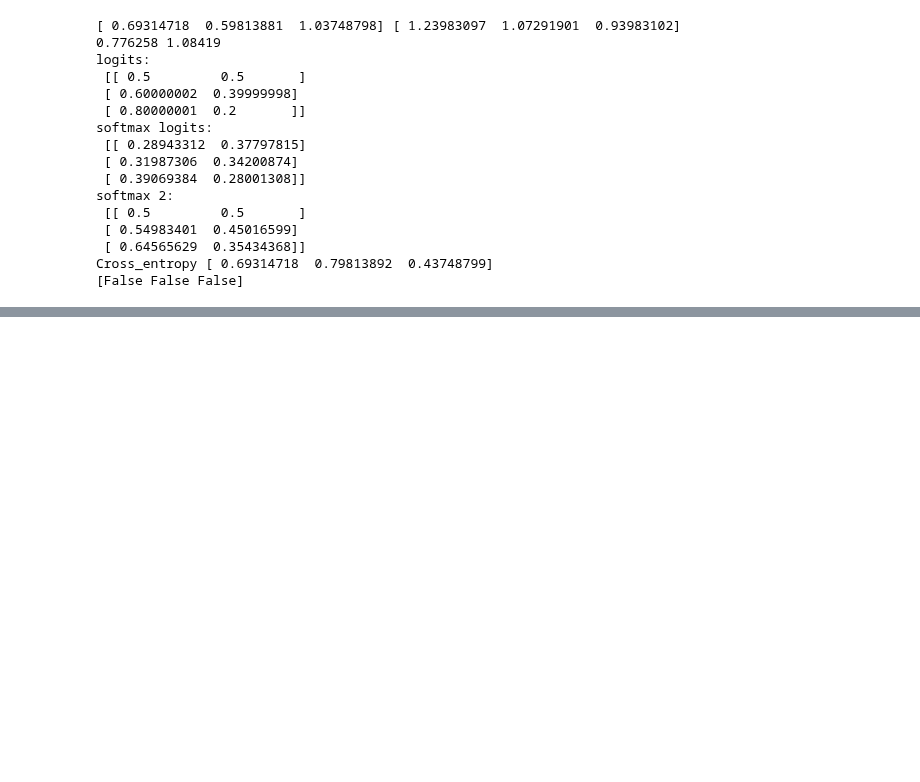
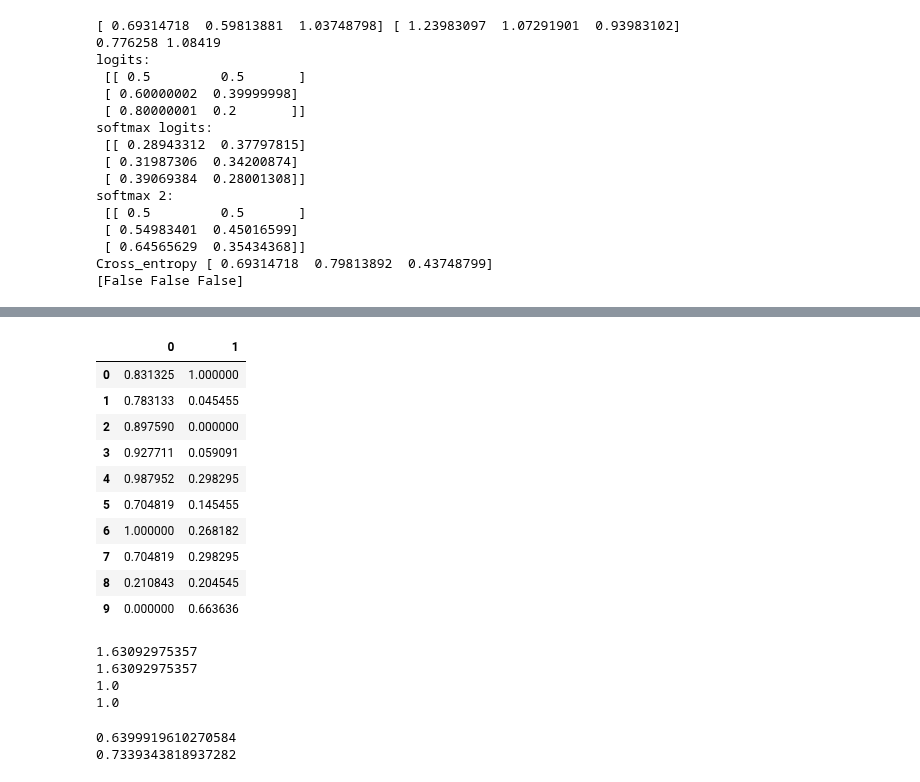
Before and after one commit to zwanli/atrnn-prototype, a Jupyter notebook: test.ipynb, the cells around one changed output, grey strips where cells are left out. Saved outputs shown, nothing was run; the diff lists cells and outputs as text; code cells hidden in the pictures; blank space fills up the shorter version.

```diff
--- a/test.ipynb
+++ b/test.ipynb
@@ -607,0 +665,22 @@ def loss(logits, labels):
+# %%
+values = df.values
+imputer = preprocessing.Imputer()
+transformed_values = imputer.fit_transform(values)
+
+min_max_scaler = preprocessing.MinMaxScaler()
+x_scaled = min_max_scaler.fit_transform(transformed_values)
+transformed_df= pd.DataFrame(x_scaled)
+
+transformed_df
+# %% [output]
+|  | 0 | 1 |
+| 0 | 0.831325 | 1.000000 |
+| 1 | 0.783133 | 0.045455 |
+| 2 | 0.897590 | 0.000000 |
+| 3 | 0.927711 | 0.059091 |
+| 4 | 0.987952 | 0.298295 |
+| 5 | 0.704819 | 0.145455 |
+| 6 | 1.000000 | 0.268182 |
+| 7 | 0.704819 | 0.298295 |
+| 8 | 0.210843 | 0.204545 |
+| 9 | 0.000000 | 0.663636 |
@@ -607,0 +760,9 @@ def loss(logits, labels):
+# %%
+r = [1, 2, 3, 0, 0, 1, 2, 2, 3, 0]
+r = [[1,1],[1,1],[1,0]]
+print(np.mean([ndcg_at_k(x,2,1) for x in r]))
+# %% [output]
+1.63092975357
+1.63092975357
+1.0
+1.0
@@ -607,0 +771,7 @@ def loss(logits, labels):
+# %%
+from  math import log
+print(5 /( 1 + sum(sc / log(ind, 2) for sc, ind in zip(a, range(2, len(a) + 1)))))
+print(5/( sum(sc / log(ind, 2) for sc, ind in zip(a, range(2, len(a) + 1)))))
+# %% [output]
+0.6399919610270584
+0.7339343818937282
```
Also changed, not shown: parts of 5 cells of this notebook, 7 other files.
